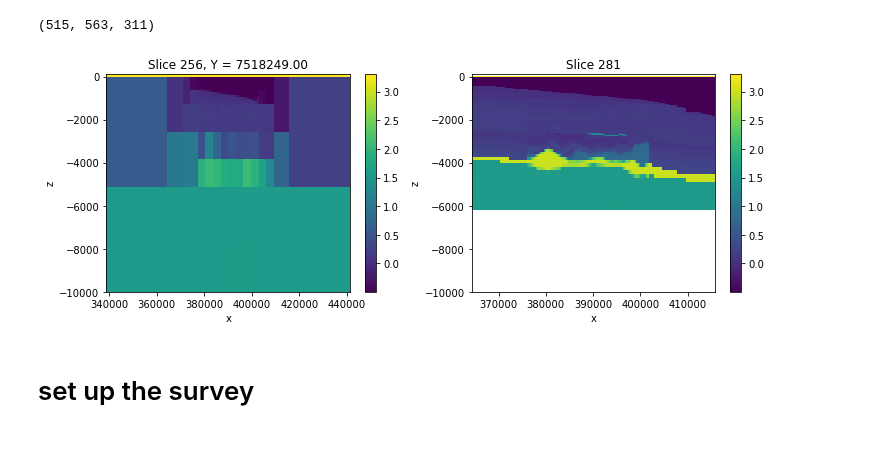
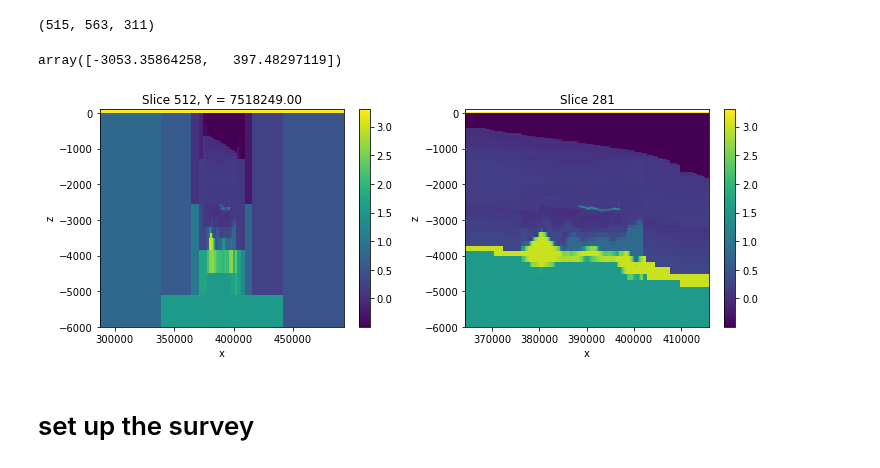
Before and after one commit to swung-research/3d-csem-open-source-landscape, a Jupyter notebook: model-marlim/SimPEG/marlim-simpeg.ipynb, the cells around one changed output. Cells and saved outputs as stored; diff of their text form; code cells hidden in the pictures.

```diff
--- a/model-marlim/SimPEG/marlim-simpeg.ipynb
+++ b/model-marlim/SimPEG/marlim-simpeg.ipynb
@@ -255,7 +237,13 @@ print(ncore_x, ncore_y, ncore_z, ncore_x*ncore_y*ncore_z)
 # %%
-pad_x = 20000
-pad_y = 20000
-pad_z = 20000
+dx, dy, dz = 100, 100, 40
+
+domain_x = np.diff(survey_x)
+domain_y = 0.4*domain_x
+domain_z = np.diff(survey_z)
+
+pad_x = 40000
+pad_y = 40000
+pad_z = 40000
 
 length_x = pad_x * 2 + domain_x
 length_y = pad_y * 2 + domain_y
@@ -295,7 +283,7 @@ mesh.x0 = np.r_[
 
 
 # refine around the sources and receivers
-src_refine = np.c_[src[0], src[1], src[2]]
+src_refine = np.c_[source[0], source[1], source[2]]
 
 mesh = discretize.utils.refine_tree_xyz(
     mesh, src_refine,
@@ -304,22 +292,22 @@ mesh = discretize.utils.refine_tree_xyz(
 
 mesh = discretize.utils.refine_tree_xyz(
     mesh, rec_locs_il,
-    octree_levels=[2, 2, 1], method="radial", finalize=False
+    octree_levels=[4, 4, 1], method="radial", finalize=False
 )
 
 mesh = discretize.utils.refine_tree_xyz(
     mesh, rec_locs_bs,
-    octree_levels=[2, 2, 1], method="radial", finalize=False
+    octree_levels=[4, 4, 1], method="radial", finalize=False
 )
 # %%
 # air interface
 xrefine = survey_x
 yrefine = survey_y
-xr, yr, zr = np.meshgrid(xrefine, yrefine, np.r_[0])
-air_interface = np.c_[mkvc(xr), mkvc(yr), mkvc(zr)]
+xrefine, yrefine, zrefine = np.meshgrid(xrefine, yrefine, np.r_[0])
+air_interface = np.c_[mkvc(xrefine), mkvc(yrefine), mkvc(zrefine)]
 mesh = discretize.utils.refine_tree_xyz(
     mesh, air_interface,
-    octree_levels=[1, 1], method="surface", finalize=False
+    octree_levels=[0, 1], method="surface", finalize=False
 )
 
 
@@ -342,7 +330,7 @@ refine_points = mesh_full.gridCC[refine_inds, :]
 
 mesh = discretize.utils.refine_tree_xyz(
     mesh, refine_points,
-    octree_levels=[0, 0, 1], method="radial", finalize=False
+    octree_levels=[0, 1], method="radial", finalize=False
 )
 
 mesh.finalize()
@@ -405,26 +393,31 @@ rhov = np.exp(volume_average(mesh_full, mesh, np.log(mkvc(res_v_full))))
 # %%
 # rho_h[interpolate_inds] = P @ mkvc(res_h_full)
 # rho_v[interpolate_inds] = P @ mkvc(res_v_full)
+# %%
+survey_z
+# %% [output]
+array([-3053.35864258,   397.48297119])
 # %%
 normal = "y"
 fig, ax = plt.subplots(1, 2, figsize=(12, 4))
 plt.colorbar(
     mesh.plotSlice(
         np.log10(rhoh), normal=normal, ax=ax[0], clim=[np.log10(0.32), np.log10(2000)])[0],
     ax=ax[0]
 )
 
 plt.colorbar(
     mesh_full.plotSlice(
         np.log10(mkvc(res_h_full)), normal=normal, ax=ax[1], clim=[np.log10(0.32), np.log10(2000)])[0],
     ax=ax[1]
 )
 
-# ax.set_xlim(mesh.x0[1] + np.r_[-1, 1]*domain_y)
+
 for a in ax:
-    a.set_ylim(np.r_[-10000, 100])
+    a.set_ylim(np.r_[-6000, 100])
+#     a.set_xlim(mesh.x0[1] + np.r_[-1, 1]*domain_x)
 # %% [output]
-[figure, old version]
+[figure, new version]
 # %%
 rho = np.vstack([rhoh, rhoh, rhov]).T
 # %% [markdown]
```
Also changed, not shown: parts of 30 cells of this notebook, 1 other file.
